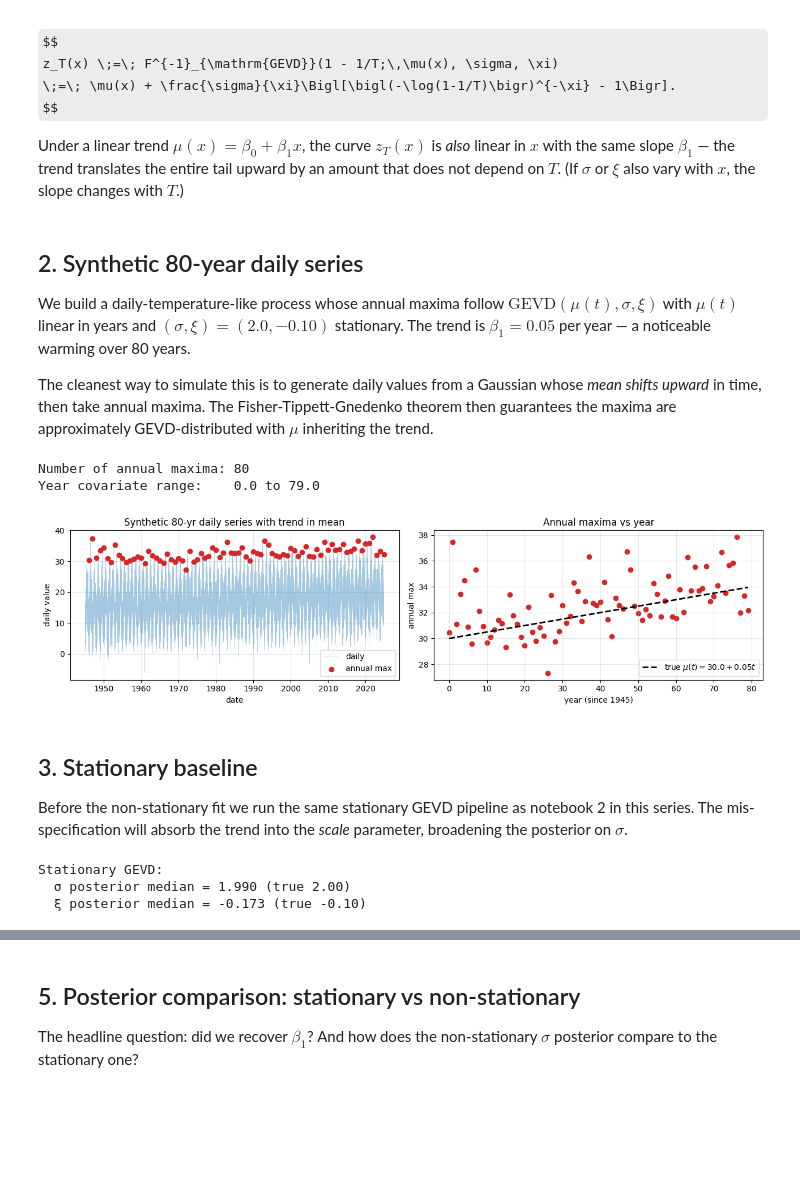
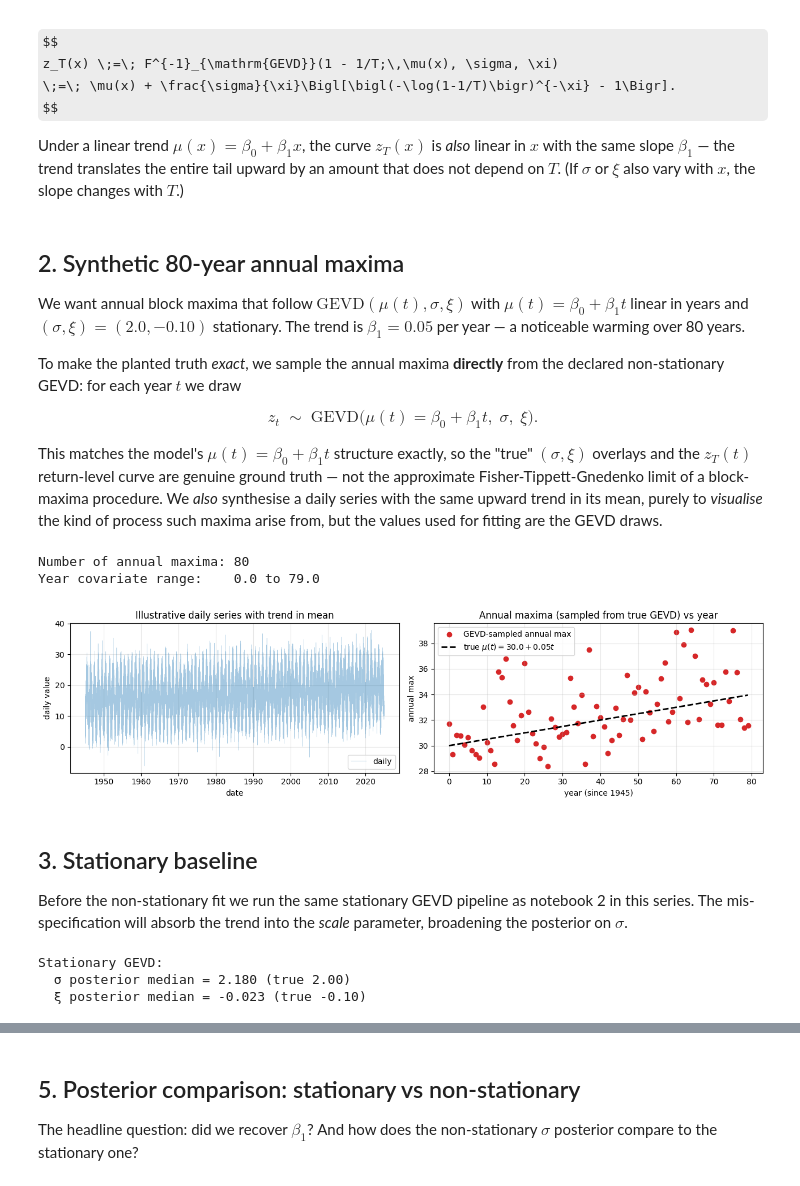
Before and after one commit to jejjohnson/xtremax, a Jupyter notebook: docs/notebooks/evt_nonstat_parametric.ipynb, the cells around one changed output, grey strips where cells are left out. Drawn from its saved outputs; the diff is of its cells as text; code cells hidden in the pictures; some formulas as TeX source; blank space fills up the shorter version.

```diff
--- a/docs/notebooks/evt_nonstat_parametric.ipynb
+++ b/docs/notebooks/evt_nonstat_parametric.ipynb
@@ -137,11 +136,17 @@ $$
 
 Under a linear trend $\mu(x) = \beta_0 + \beta_1 x$, the curve $z_T(x)$ is *also* linear in $x$ with the same slope $\beta_1$ — the trend translates the entire tail upward by an amount that does not depend on $T$. (If $\sigma$ or $\xi$ also vary with $x$, the slope changes with $T$.)
 # %% [markdown]
-## 2. Synthetic 80-year daily series
+## 2. Synthetic 80-year annual maxima
 
-We build a daily-temperature-like process whose annual maxima follow $\mathrm{GEVD}(\mu(t), \sigma, \xi)$ with $\mu(t)$ linear in years and $(\sigma, \xi) = (2.0, -0.10)$ stationary. The trend is $\beta_1 = 0.05$ per year — a noticeable warming over 80 years.
+We want annual block maxima that follow $\mathrm{GEVD}(\mu(t), \sigma, \xi)$ with $\mu(t) = \beta_0 + \beta_1 t$ linear in years and $(\sigma, \xi) = (2.0, -0.10)$ stationary. The trend is $\beta_1 = 0.05$ per year — a noticeable warming over 80 years.
 
-The cleanest way to simulate this is to generate daily values from a Gaussian whose *mean shifts upward* in time, then take annual maxima. The Fisher-Tippett-Gnedenko theorem then guarantees the maxima are approximately GEVD-distributed with $\mu$ inheriting the trend.
+To make the planted truth *exact*, we sample the annual maxima **directly** from the declared non-stationary GEVD: for each year $t$ we draw
+
+$$
+z_t \;\sim\; \mathrm{GEVD}\!\bigl(\mu(t) = \beta_0 + \beta_1 t,\; \sigma,\; \xi\bigr).
+$$
+
+This matches the model's $\mu(t) = \beta_0 + \beta_1 t$ structure exactly, so the "true" $(\sigma, \xi)$ overlays and the $z_T(t)$ return-level curve are genuine ground truth — not the approximate Fisher-Tippett-Gnedenko limit of a block-maxima procedure. We *also* synthesise a daily series with the same upward trend in its mean, purely to *visualise* the kind of process such maxima arise from, but the values used for fitting are the GEVD draws.
 # %%
 N_YEARS = 80
 DAYS_PER_YEAR = 365
@@ -152,59 +157,68 @@ BETA1_TRUE = 0.05
 SIGMA_TRUE = 2.0
 XI_TRUE = -0.10
 
+# Year covariate: one block maximum per year, t = 0, 1, ..., N_YEARS - 1.
+years = jnp.arange(N_YEARS, dtype=jnp.float32)
+
+# Plant the truth EXACTLY: draw each annual maximum directly from the
+# non-stationary GEVD with mu(t) = beta0 + beta1 * t and stationary (sigma, xi).
+mu_true = BETA0_TRUE + BETA1_TRUE * years
+key_data = jax.random.PRNGKey(23)
+maxima = GeneralizedExtremeValueDistribution(
+    loc=mu_true, scale=SIGMA_TRUE, concentration=XI_TRUE
+).sample(key_data)
+
+# A daily series with the same upward trend in its mean, for visualisation only.
 dates = pd.date_range("1945-01-01", periods=N_YEARS * DAYS_PER_YEAR, freq="D")
 n = N_YEARS * DAYS_PER_YEAR
 day_of_year = (dates.dayofyear - 1).to_numpy()
 year_index = np.arange(n) / DAYS_PER_YEAR
-
 trend = BETA1_TRUE * year_index
 seasonal = 6.0 * np.sin(2 * np.pi * day_of_year / DAYS_PER_YEAR - np.pi / 2)
 parent_mean = 15.0 + trend + seasonal
 noise = RNG.normal(0.0, 4.0, size=n)
 daily = parent_mean + noise
-
 series = xr.DataArray(daily, dims="time", coords={"time": dates})
 
-annual_max = temporal_block_maxima(series, freq="YE", min_periods=300).dropna("time")
-maxima = jnp.asarray(annual_max.values)
-years = jnp.asarray(annual_max.time.dt.year.values - 1945, dtype=jnp.float32)
-print(f"Number of annual maxima: {annual_max.sizes['time']}")
+print(f"Number of annual maxima: {maxima.shape[0]}")
 print(f"Year covariate range:    {float(years.min())} to {float(years.max())}")
 
 fig, axes = plt.subplots(1, 2, figsize=(13, 3.6))
 axes[0].plot(
     series.time, series.values, lw=0.3, alpha=0.4, color="tab:blue", label="daily"
 )
-axes[0].scatter(
-    annual_max.time, annual_max.values, color="tab:red", zorder=3, label="annual max"
-)
-axes[0].set_title("Synthetic 80-yr daily series with trend in mean")
+axes[0].set_title("Illustrative daily series with trend in mean")
 axes[0].set_xlabel("date")
 axes[0].set_ylabel("daily value")
 axes[0].grid(True, alpha=0.3)
 axes[0].legend()
 
-axes[1].scatter(np.asarray(years), np.asarray(maxima), color="tab:red")
+axes[1].scatter(
+    np.asarray(years),
+    np.asarray(maxima),
+    color="tab:red",
+    label="GEVD-sampled annual max",
+)
 trend_line = BETA0_TRUE + BETA1_TRUE * np.asarray(years)
 axes[1].plot(
     np.asarray(years),
     trend_line,
     color="black",
     lw=2,
     ls="--",
     label=rf"true $\mu(t) = {BETA0_TRUE} + {BETA1_TRUE} t$",
 )
 axes[1].set_xlabel("year (since 1945)")
 axes[1].set_ylabel("annual max")
-axes[1].set_title("Annual maxima vs year")
+axes[1].set_title("Annual maxima (sampled from true GEVD) vs year")
 axes[1].grid(True, alpha=0.3)
 axes[1].legend()
 plt.tight_layout()
 plt.show()
 # %% [output]
 Number of annual maxima: 80
 Year covariate range:    0.0 to 79.0
-[figure, old version]
+[figure, new version]
 # %% [markdown]
 ## 3. Stationary baseline
 
@@ -241,8 +255,8 @@ print(
 )
 # %% [output]
 Stationary GEVD:
-  σ posterior median = 1.990 (true 2.00)
-  ξ posterior median = -0.173 (true -0.10)
+  σ posterior median = 2.180 (true 2.00)
+  ξ posterior median = -0.023 (true -0.10)
 # %% [markdown]
 ## 4. Non-stationary GEVD with linear $\mu(t)$
 
```
Also changed, not shown: parts of 8 cells of this notebook.
